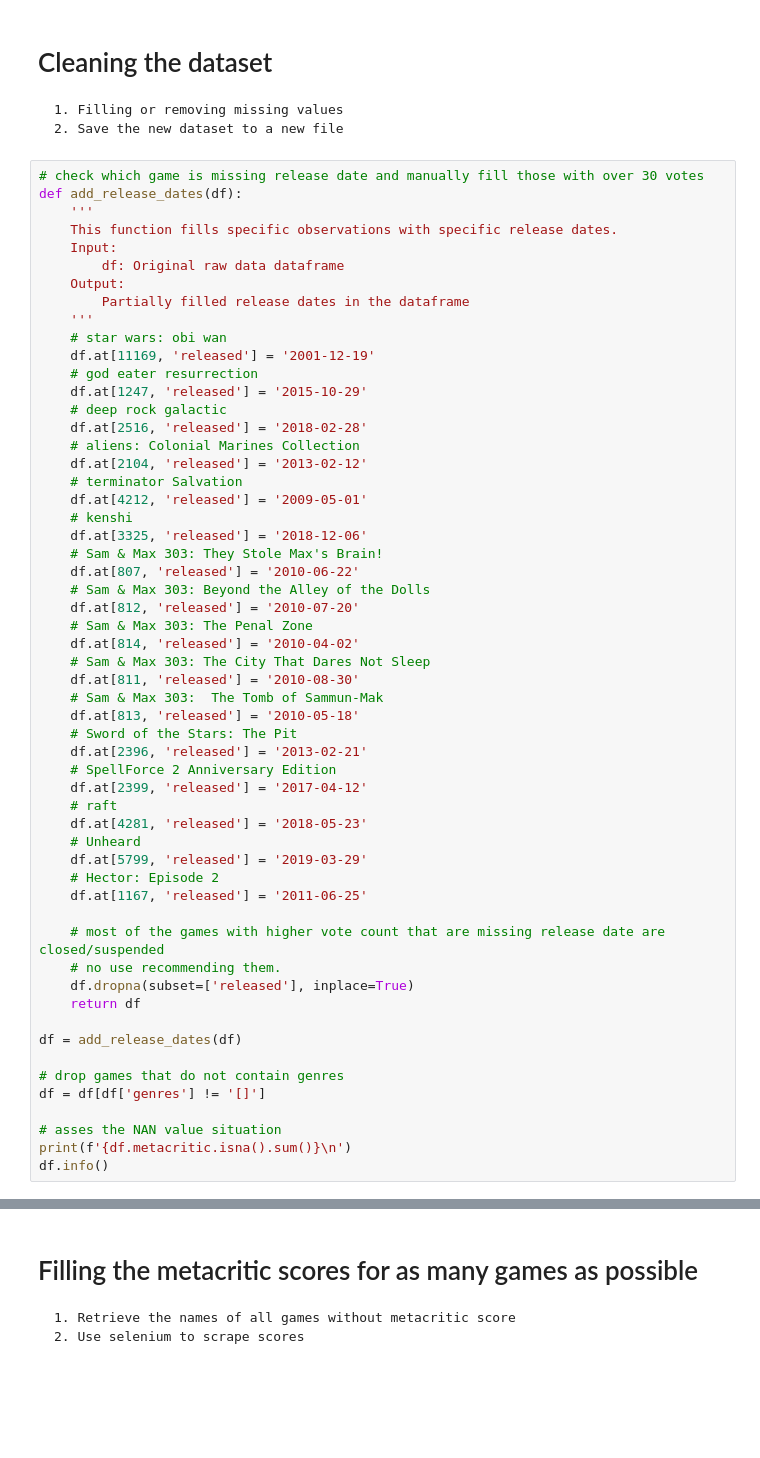
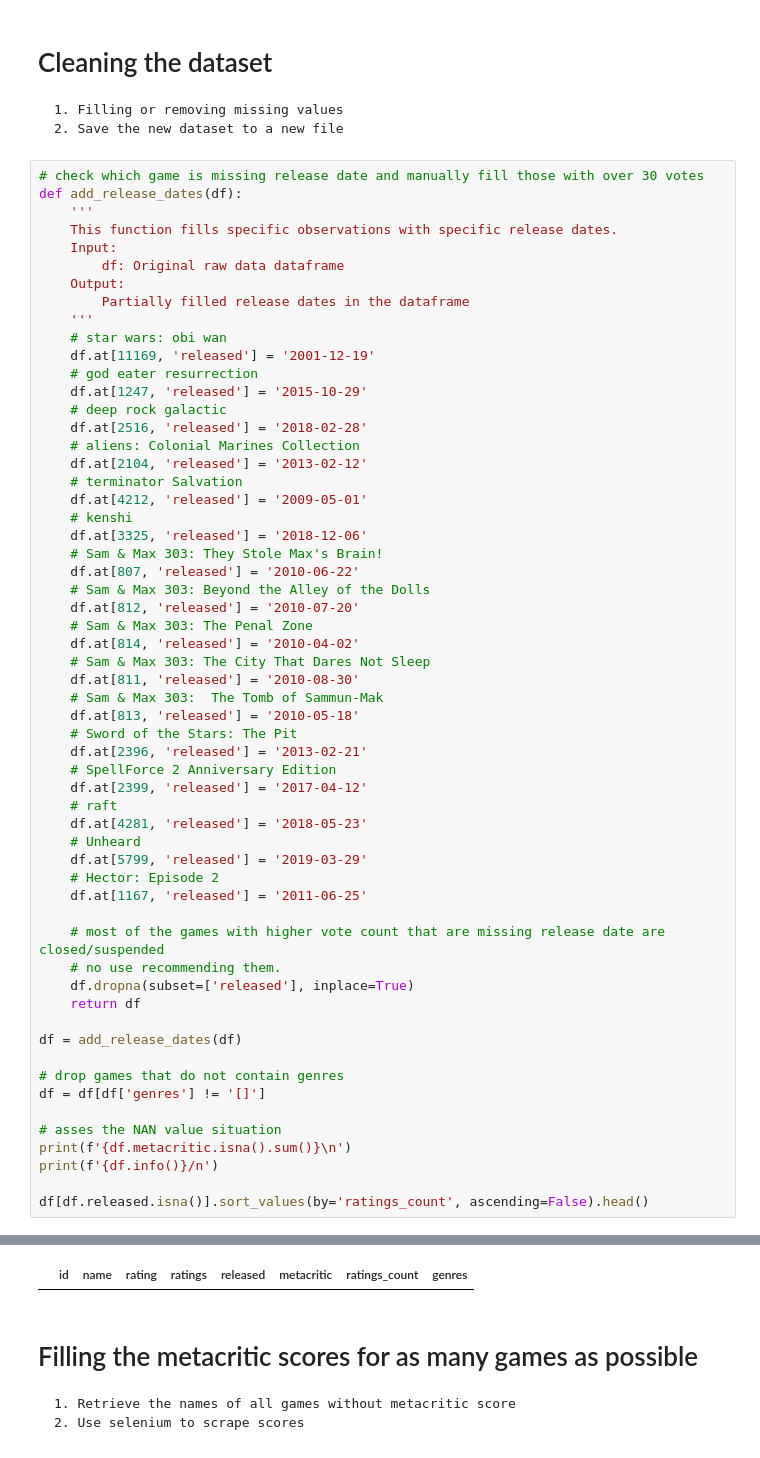
Before and after one commit to Gal-Gilor/Game_recommender, a Jupyter notebook: Data_cleaning.ipynb, the cells around one changed output, grey strips where cells are left out. Saved outputs shown, nothing was run; the diff lists cells and outputs as text; blank space fills up the shorter version.

```diff
--- a/Data_cleaning.ipynb
+++ b/Data_cleaning.ipynb
@@ -117,7 +118,9 @@ df = df[df['genres'] != '[]']
 
 # asses the NAN value situation
 print(f'{df.metacritic.isna().sum()}\n')
-df.info()
+print(f'{df.info()}/n')
+
+df[df.released.isna()].sort_values(by='ratings_count', ascending=False).head()
 # %% [output]
 8839
 
@@ -137,3 +141,4 @@ memory usage: 780.8+ KB
+|  | id | name | rating | ratings | released | metacritic | ratings_count | genres |
 # %% [markdown]
 # Filling the metacritic scores for as many games as possible
     1. Retrieve the names of all games without metacritic score
```
Also changed, not shown: parts of 11 cells of this notebook, 1 other file.
